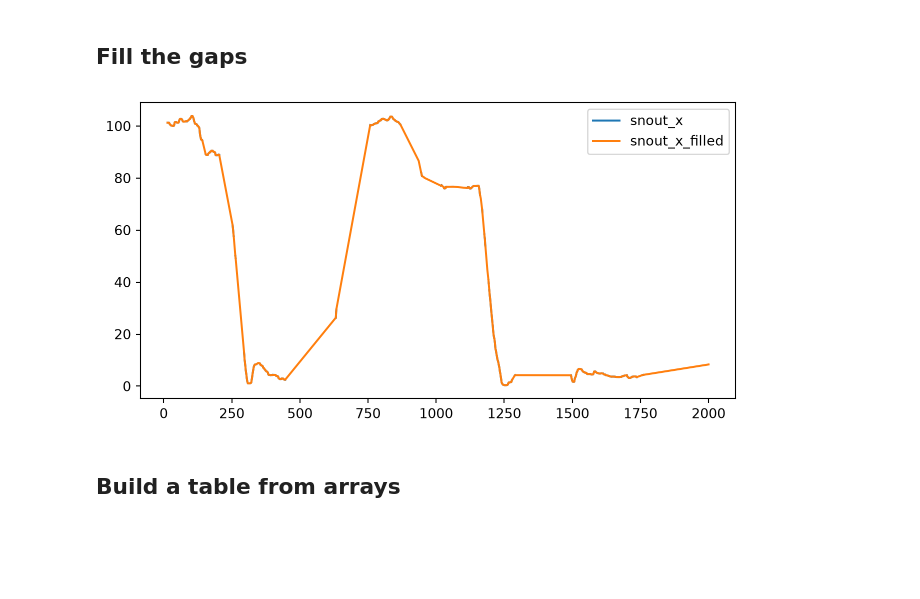
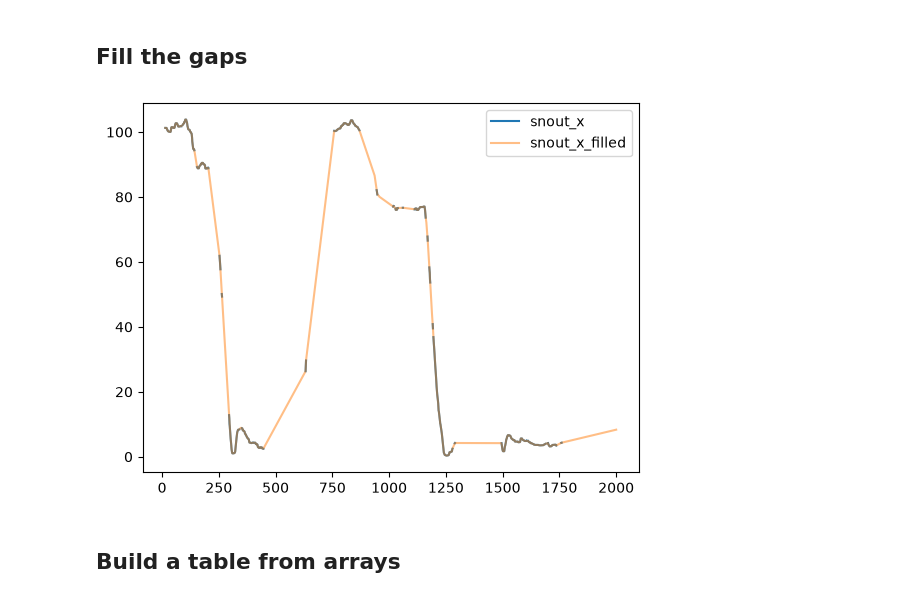
Before and after one commit to FelipeCybis/python-bootcamp-master-AIRE-2026, a Jupyter notebook: lectures/02_tables.ipynb, the cells around one changed output. Saved outputs shown, nothing was run; the diff lists cells and outputs as text; code cells hidden in the pictures; blank space fills up the shorter version.

```diff
--- a/lectures/02_tables.ipynb
+++ b/lectures/02_tables.ipynb
@@ -224,10 +244,11 @@ np.int64(24248)
 ## Fill the gaps
 # %%
 table["snout_x_filled"] = table["snout_x"].interpolate()
-table.loc[0:2000, ["snout_x", "snout_x_filled"]].plot()
+ax = table.loc[0:2000, ["snout_x"]].plot()
+ax = table.loc[0:2000, ["snout_x_filled"]].plot(alpha=0.5, ax=ax)
 plt.show()
 # %% [output]
-[figure, old version]
+[figure, new version]
 # %% [markdown]
 ## Build a table from arrays
 # %%
```
Also changed, not shown: parts of 12 cells of this notebook, 10 other files.
